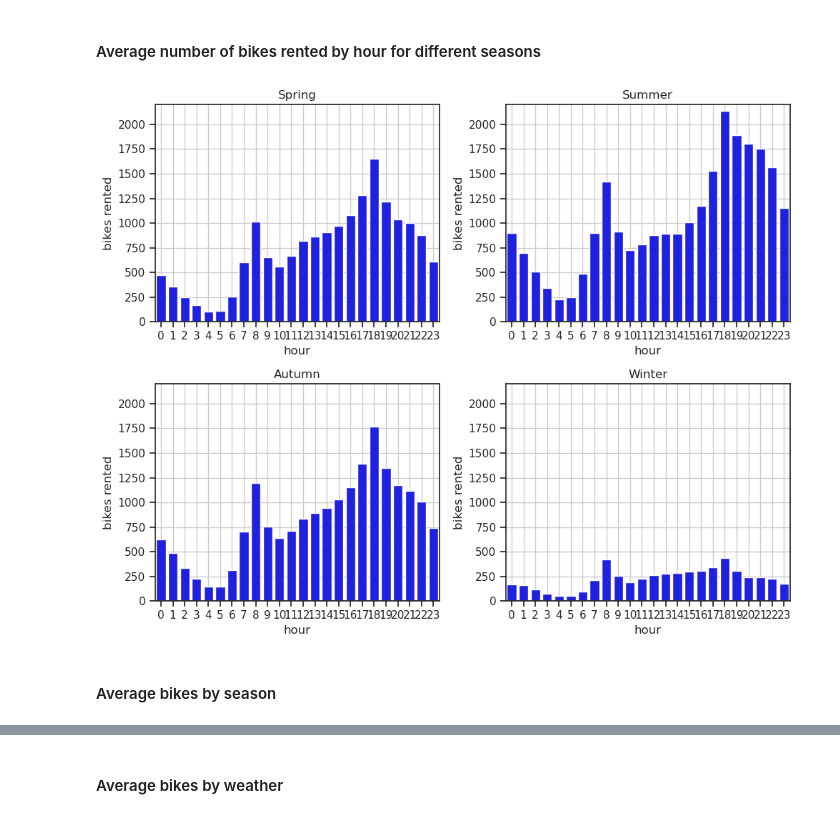
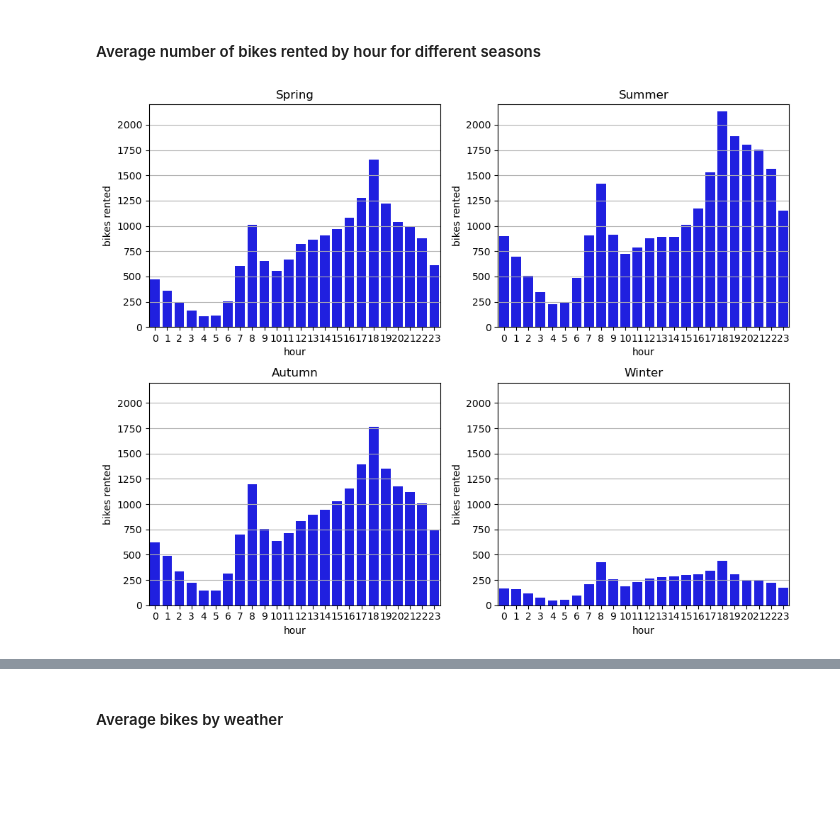
Before and after one commit to lukwies/Bikerentals-in-Seoul, a Jupyter notebook: notebooks/exploration.ipynb, the cells around one changed output, grey strips where cells are left out. Cells and saved outputs as stored; diff of their text form; code cells hidden in the pictures; blank space fills up the shorter version.

```diff
--- a/notebooks/exploration.ipynb
+++ b/notebooks/exploration.ipynb
@@ -218,26 +259,25 @@ plt.show()
 # %%
 plot_df = df.pivot_table(index='hour', values=['rented_bike_count'], columns='seasons').reset_index()
 fig,ax = plt.subplots(2, 2, figsize=(10,8))
 
+#sns.lineplot(x=plot_df['hour'], y=plot_df['rented_bike_count']['Spring'], color='blue', ax=ax[0,0])
 sns.barplot(x=plot_df['hour'], y=plot_df['rented_bike_count']['Spring'], color='blue', ax=ax[0,0])
 ax[0,0].set(ylim=(0, 2200), title='Spring', ylabel='bikes rented')
-ax[0,0].grid()
+ax[0,0].grid(axis='y')
 
 sns.barplot(x=plot_df['hour'], y=plot_df['rented_bike_count']['Summer'], color='blue', ax=ax[0,1])
 ax[0,1].set(ylim=(0, 2200), title='Summer', ylabel='bikes rented')
-ax[0,1].grid()
+ax[0,1].grid(axis='y')
 
 sns.barplot(x=plot_df['hour'], y=plot_df['rented_bike_count']['Autumn'], color='blue', ax=ax[1,0])
 ax[1,0].set(ylim=(0, 2200), title='Autumn', ylabel='bikes rented')
-ax[1,0].grid()
+ax[1,0].grid(axis='y')
 
 sns.barplot(x=plot_df['hour'], y=plot_df['rented_bike_count']['Winter'], color='blue', ax=ax[1,1])
 ax[1,1].set(ylim=(0, 2200), title='Winter', ylabel='bikes rented')
-ax[1,1].grid()
+ax[1,1].grid(axis='y')
 
 plt.tight_layout()
 plt.show()
 # %% [output]
-[figure, old version]
+[figure, new version]
-# %% [markdown]
-#### Average bikes by season
```
Also changed, not shown: parts of 17 cells of this notebook, 5 other files.
